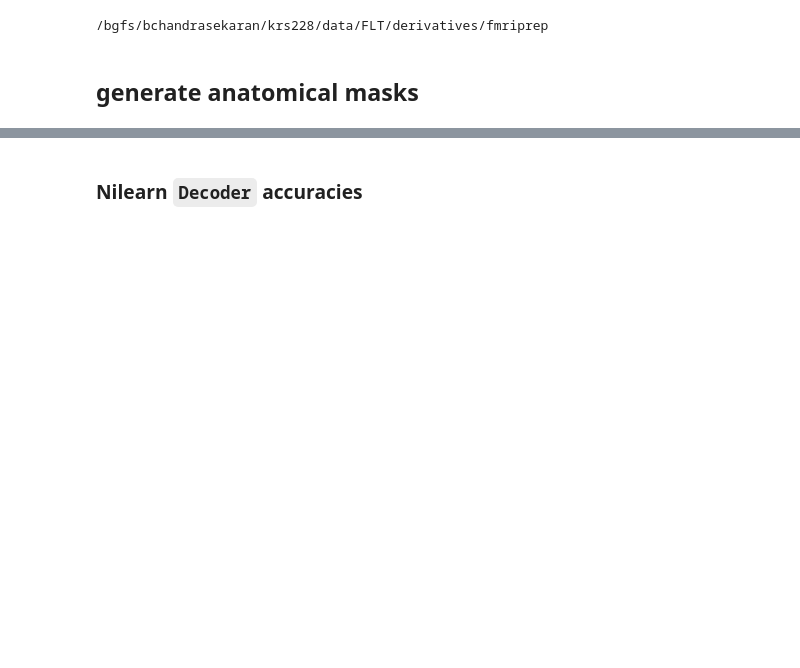
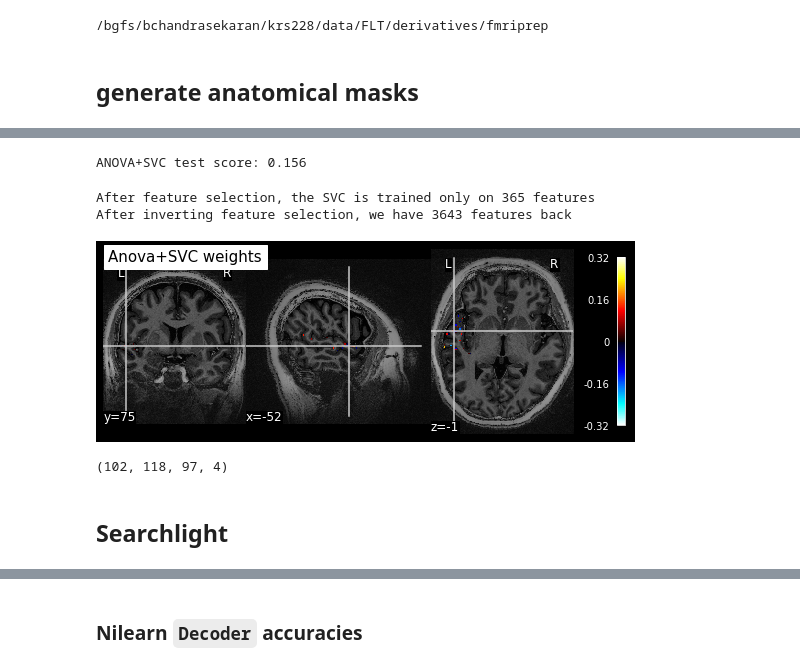
Before and after one commit to sitek/auditory_category_learning, a Jupyter notebook: multivariate_analysis.ipynb, the cells around one changed output, grey strips where cells are left out. Cells and saved outputs as stored; diff of their text form; code cells hidden in the pictures; blank space fills up the shorter version.

Commit message:
updated SVM, added searchlight

```diff
--- a/multivariate_analysis.ipynb
+++ b/multivariate_analysis.ipynb
@@ -162,0 +249,57 @@ z_maps
+# %%
+def anova_svm(fmri_masked, conditions, cv):
+    from sklearn.pipeline import Pipeline
+    from sklearn.feature_selection import SelectPercentile, f_classif
+    from sklearn.model_selection import cross_validate
+    from sklearn.svm import LinearSVC
+    feature_selection = SelectPercentile(f_classif, percentile=10)
+    anova_svc = Pipeline([('anova', feature_selection), ('svc', LinearSVC())])
+    # We can use our ``anova_svc`` object exactly as we were using our ``svc``
+    # object previously.
+    # As we want to investigate our model, we use sklearn `cross_validate` function
+    # with `return_estimator = True` instead of cross_val_score, to save the estimator
+
+    fitted_pipeline = cross_validate(anova_svc, fmri_masked, conditions,
+                                     cv=cv, return_estimator=True)
+    print(
+        "ANOVA+SVC test score: {:.3f}".format(fitted_pipeline["test_score"].mean()))
+    return fitted_pipeline
+# %%
+fitted_pipeline = anova_svm(fmri_masked, conditions, cv)
+# %% [output]
+ANOVA+SVC test score: 0.156
+# %%
+def plot_anova_svm(fitted_pipeline, masker, t1w_img):
+    from nilearn.maskers import NiftiMasker
+    # retrieve the pipeline fitted on the first cross-validation fold and its SVC
+    # coefficients
+    first_pipeline = fitted_pipeline["estimator"][0]
+    svc_coef = first_pipeline.named_steps['svc'].coef_
+    print("After feature selection, the SVC is trained only on {} features".format(
+        svc_coef.shape[1]))
+
+    # We invert the feature selection step to put these coefs in the right 2D place
+    full_coef = first_pipeline.named_steps['anova'].inverse_transform(svc_coef)
+
+    print("After inverting feature selection, we have {} features back".format(
+        full_coef.shape[1]))
+
+    # We apply the inverse of masking on these to make a 4D image that we can plot
+    from nilearn.plotting import plot_stat_map
+    weight_img = masker.inverse_transform(full_coef)
+    #return weight_img
+    from nilearn import image
+    first_weight = image.index_img(weight_img, 0)
+    plot_stat_map(first_weight, bg_img=t1w_img, title='Anova+SVC weights')
+# %%
+plot_anova_svm(fitted_pipeline, masker, t1w_fpath)
+# %% [output]
+After feature selection, the SVC is trained only on 365 features
+After inverting feature selection, we have 3643 features back
+[figure, added]
+# %%
+weight_img.get_fdata().shape
+# %% [output]
+(102, 118, 97, 4)
+# %% [markdown]
+## Searchlight
```
Also changed, not shown: parts of 40 cells of this notebook.
